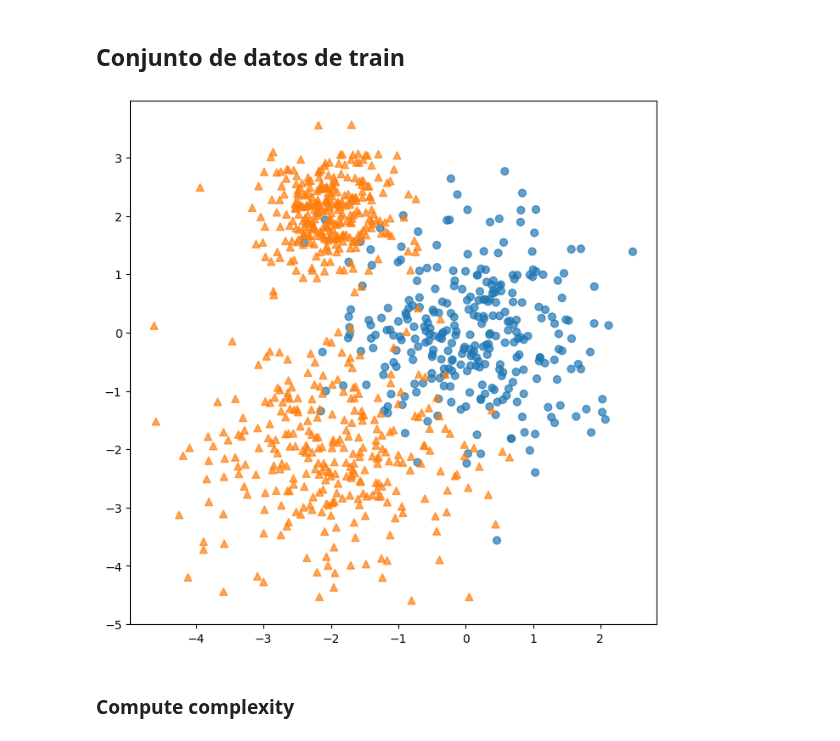
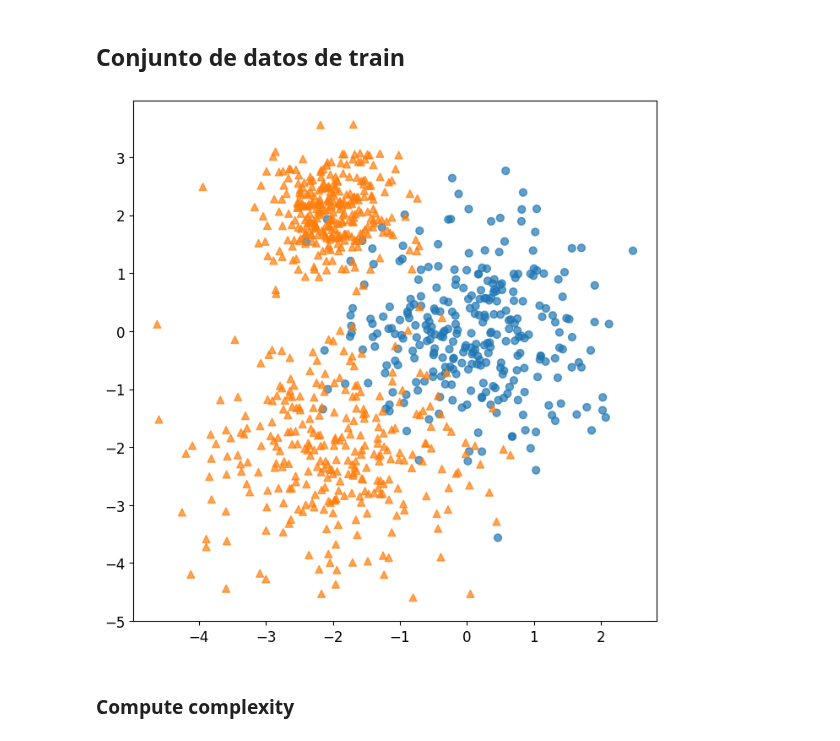
Before and after one commit to URJCDSLab/dynamic_disagreeing_neighbors, a Jupyter notebook: notebooks/3_artificial_data.ipynb, the cells around one changed output. Saved outputs shown, nothing was run; the diff lists cells and outputs as text; code cells hidden in the pictures.

```diff
--- a/notebooks/3_artificial_data.ipynb
+++ b/notebooks/3_artificial_data.ipynb
@@ -34,20 +31,21 @@ np.int64(600)
 # %%
 figure = plt.figure(figsize=[8, 8])
 ax = figure.add_subplot()
 
 area1 = np.ma.masked_where(y > 0 , y) + 40
 area2 = np.ma.masked_where(y < 1, y) + 39
 
 
 # For each set of style and range settings, plot n random points in the box
 # defined by x in [23, 32], y in [0, 100], z in [zlow, zhigh].
 for m, a in [('o', area1), ('^', area2)]:
     ax.scatter(X[:,0], X[:,1], alpha=0.7, s=a, marker=m)
 
+ax.tick_params(axis='both', labelsize=12)
 
 plt.show()
 # %% [output]
-[figure, old version]
+[figure, new version]
 # %%
 figure.savefig('images/data_artificial.png', bbox_inches='tight');
 # %% [markdown]
```
Also changed, not shown: parts of 5 cells of this notebook, 5 other files.
